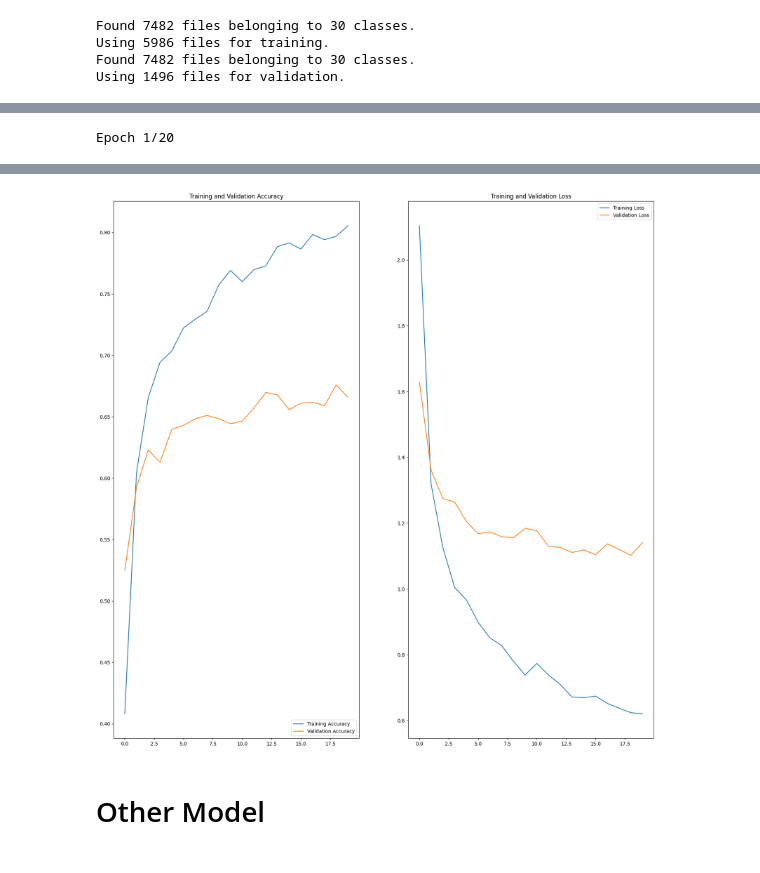
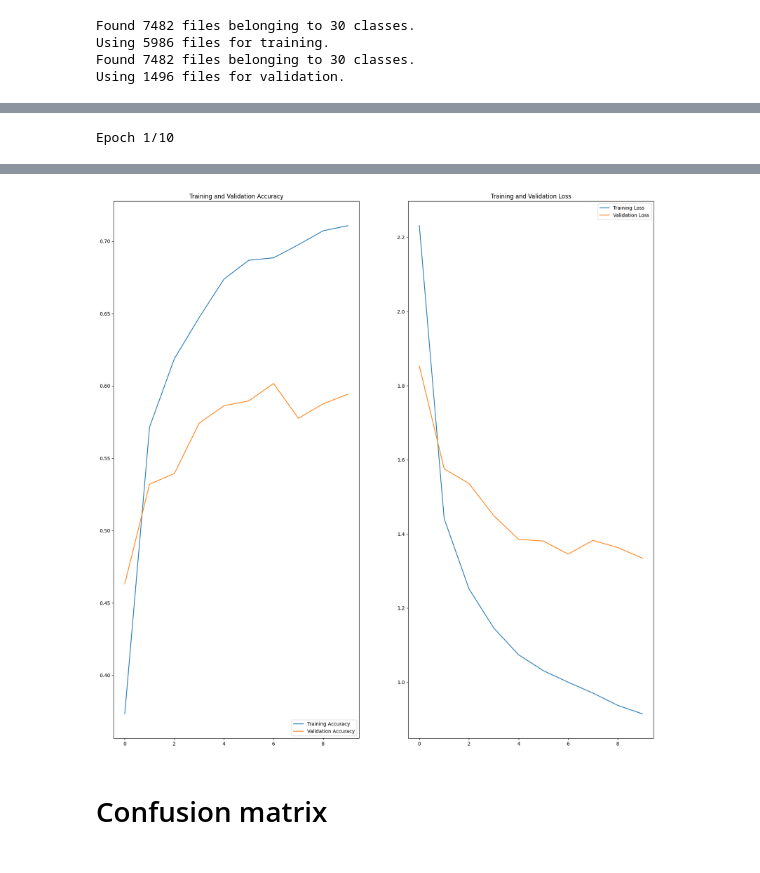
Before and after one commit to KaoticKas/OneFish-Disseration-Project, a Jupyter notebook: Model/test_transfer.ipynb, the cells around one changed output, grey strips where cells are left out. Cells and saved outputs as stored; diff of their text form; code cells hidden in the pictures.

```diff
--- a/Model/test_transfer.ipynb
+++ b/Model/test_transfer.ipynb
@@ -1,9 +1,11 @@
 # %%
 import tensorflow as tf
+from tensorflow import keras
+from tensorflow.keras import layers
 img_dir = "C:/Users/Kacper/Desktop/github/OneFish-Disseration-Project/Model/img"
 # Define image size and number of classes
-IMG_SIZE = 224
-NUM_CLASSES = 30
+img_size = 224
+num_classes = 30
 batch_size = 32
 
 # Load the dataset
@@ -12,15 +14,16 @@ train_ds = tf.keras.utils.image_dataset_from_directory(
     validation_split=0.2,
     subset="training",
     seed =123,
-    image_size=(IMG_SIZE,IMG_SIZE),
+    image_size=(img_size,img_size),
     batch_size= batch_size)
+
 
 val_ds = tf.keras.utils.image_dataset_from_directory(
   img_dir,
   validation_split=0.2,
   subset="validation",
   seed=123,
-  image_size=(IMG_SIZE, IMG_SIZE),
+  image_size=(img_size, img_size),
   batch_size=batch_size)
 # %% [output]
 Found 7482 files belonging to 30 classes.
@@ -30,15 +40,18 @@ Using 1496 files for validation.
 # %%
 # Preprocess the data
-data_augmentation = tf.keras.Sequential([
-  tf.keras.layers.experimental.preprocessing.RandomFlip('horizontal'),
-  tf.keras.layers.experimental.preprocessing.RandomRotation(0.2),
-  tf.keras.layers.experimental.preprocessing.RandomZoom(0.2),
-])
-preprocess_input = tf.keras.applications.mobilenet_v2.preprocess_input
+data_augmentation = keras.Sequential(
+  [
+    layers.RandomFlip("horizontal_and_vertical"),
+    layers.RandomRotation(0.3),
+    layers.RandomZoom(0.3),
+  ]
+)
+preprocess_input = tf.keras.applications.mobilenet_v2.preprocess_input # each model requires specific input so this function ensures that the data is in the required format.
 
 train_ds = train_ds.map(lambda x, y: (data_augmentation(x), y))
 train_ds = train_ds.map(lambda x, y: (preprocess_input(x), y))
 val_ds = val_ds.map(lambda x, y: (preprocess_input(x), y))
+# apply data argumentation to the images and applying the necessary preprocessing
 # %% [output]
 WARNING:tensorflow:Using a while_loop for converting RngReadAndSkip cause there is no registered converter for this op.
 WARNING:tensorflow:Using a while_loop for converting Bitcast cause there is no registered converter for this op.
@@ -63,16 +79,16 @@ WARNING:tensorflow:Using a while_loop for converting ImageProjectiveTransformV3
 # %%
 # Build the model
 base_model = tf.keras.applications.MobileNetV2(
-    input_shape=(IMG_SIZE, IMG_SIZE, 3),
+    input_shape=(img_size, img_size, 3),
     include_top=False,
     weights="imagenet",
 )
 base_model.trainable = False
 
-inputs = tf.keras.Input(shape=(IMG_SIZE, IMG_SIZE, 3))
+inputs = tf.keras.Input(shape=(img_size, img_size, 3))
 x = base_model(inputs, training=False)
 x = tf.keras.layers.GlobalAveragePooling2D()(x)
-outputs = tf.keras.layers.Dense(NUM_CLASSES, activation="softmax")(x)
+outputs = tf.keras.layers.Dense(num_classes, activation="softmax")(x)
 
 model = tf.keras.Model(inputs, outputs)
 
@@ -90,10 +102,11 @@ import matplotlib
 from matplotlib import pyplot as plt
 %matplotlib inline
 # %%
+epochs = 10
 history = model.fit(
     train_ds,
     validation_data=val_ds,
-    epochs=20,
+    epochs=epochs,
 )
 
 acc = history.history['accuracy']
@@ -102,7 +115,7 @@ val_acc = history.history['val_accuracy']
 loss = history.history['loss']
 val_loss = history.history['val_loss']
 
-epochs_range = range(20)
+epochs_range = range(epochs)
 
 plt.figure(figsize=(20, 20))
 plt.subplot(1, 2, 1)
@@ -118,4 +131,4 @@ plt.legend(loc='upper right')
 plt.title('Training and Validation Loss')
 plt.show()
 # %% [output]
-Epoch 1/20
+Epoch 1/10
@@ -139,2 +154,2 @@ Epoch 20/20
-[figure, old version]
+[figure, new version]
 # %%
@@ -142,2 +159,2 @@ model.save("modelt.hdf5")
 # %% [markdown]
-<h1>Other Model <h1>
+<h1>Confusion matrix<h1>
```
Also changed, not shown: parts of 7 cells of this notebook, 19 other files.
